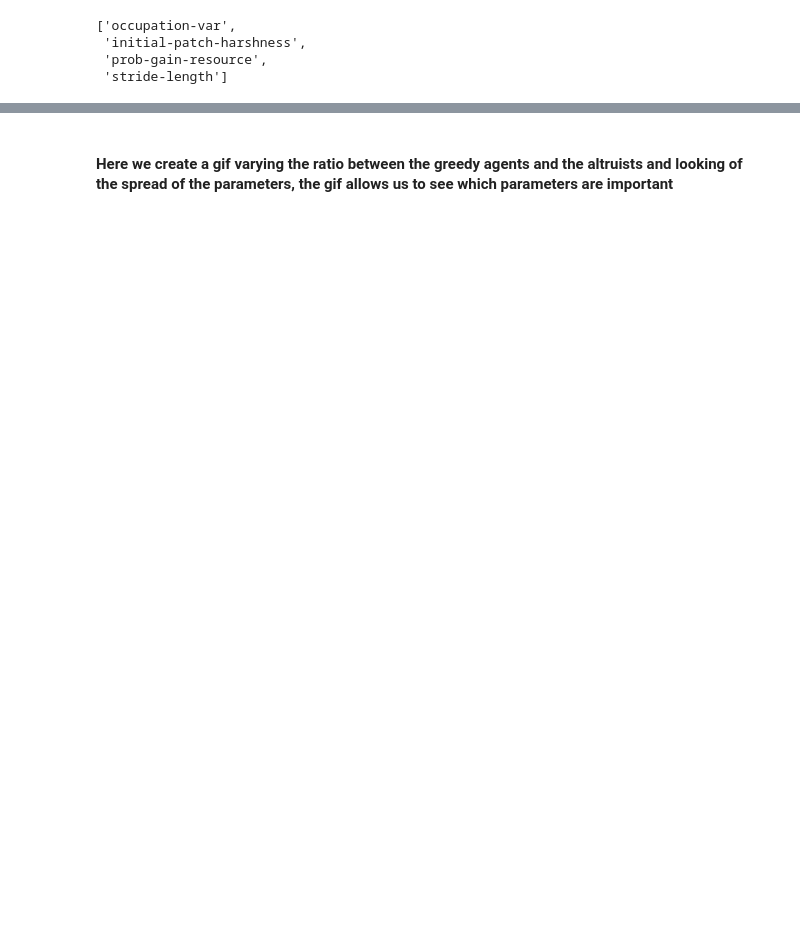
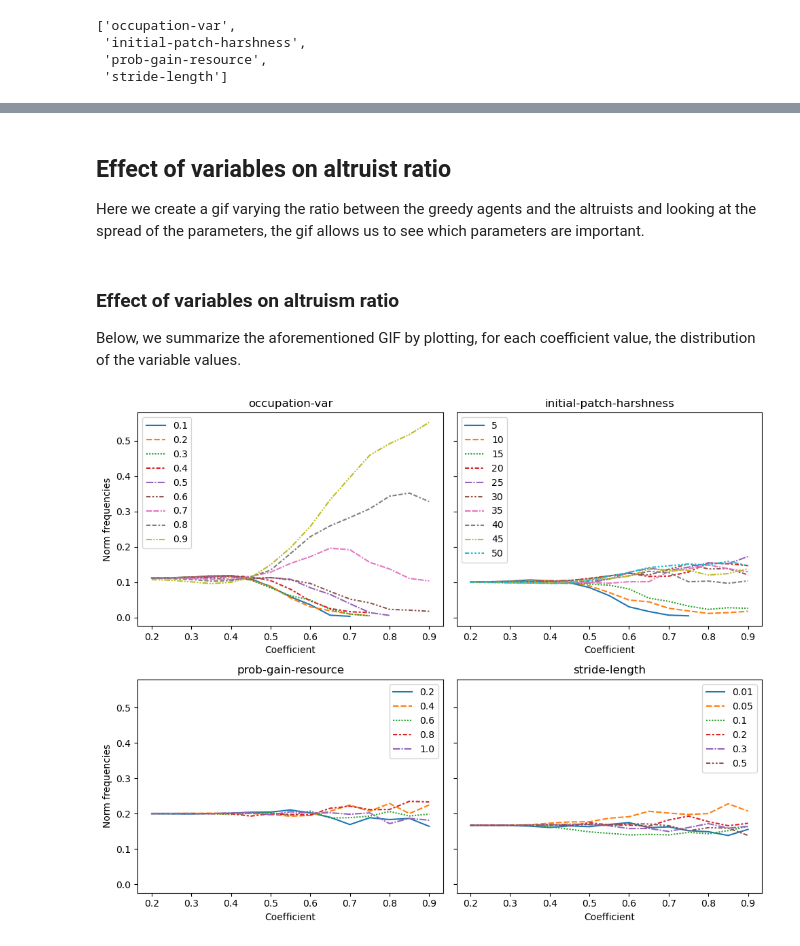
Before and after one commit to Janko-dev/altruism_netlogo, a Jupyter notebook: notebooks/exp2_data_exploration_and_analysis.ipynb, the cells around one changed output, grey strips where cells are left out. Cells and saved outputs as stored; diff of their text form; code cells hidden in the pictures; blank space fills up the shorter version.

```diff
--- a/notebooks/exp2_data_exploration_and_analysis.ipynb
+++ b/notebooks/exp2_data_exploration_and_analysis.ipynb
@@ -254,2 +278,4 @@ Number of runs with surviving altruists: 218
 # %% [markdown]
-#### Here we create a gif varying the ratio between the greedy agents and the altruists and looking of the spread of the parameters, the gif allows us to see which parameters are important
+## Effect of variables on altruist ratio
+
+Here we create a gif varying the ratio between the greedy agents and the altruists and looking at the spread of the parameters, the gif allows us to see which parameters are important.
@@ -297 +324,33 @@ output_filename = images_path / 'animation_run_2.gif'
 create_gif(frames, output_filename, duration=500)
+# %% [markdown]
+### Effect of variables on altruism ratio
+
+Below, we summarize the aforementioned GIF by plotting, for each coefficient value, the distribution of the variable values.
+# %%
+coefficients = np.arange(0.1, 1.6, 0.1) # Adjust the step if needed
+
+n_vars = len(varying_inputs)
+n_cols = 2
+n_rows = np.ceil(n_vars / n_cols).astype(int)
+fig, axes = plt.subplots(nrows=n_rows, ncols=n_cols, figsize=(n_cols * 5, n_rows * 4), sharey=True)
+axes = axes.flatten()
+
+for var, ax in zip(varying_inputs, axes):
+    # title = f"Ratio of altruists over greedy agents larger than coeff: {coeff:.1f})"
+    unique_vals_var = {v: [] for v in exp[var].value_counts().index.values}
+    for coeff in coefficients:
+        filtered_df = exp[exp['count altruism-agents'] > coeff * exp['count greedy-agents']]
+        counts = filtered_df[var].value_counts(normalize=True)
+        for i, v in zip(counts.index.values, counts.values):
+            unique_vals_var[i].append(v)
+
+    unique_vals_var = pd.DataFrame(dict([ (k,pd.Series(v)) for k,v in unique_vals_var.items() ]))
+    g = sns.lineplot(unique_vals_var, ax=ax)
+    # g.set_xticks(range(15), minor=False)
+    g.set_xticklabels(np.round(coefficients, 2))
+    ax.set_title(var)
+    ax.set_xlabel("Coefficient")
+    ax.set_ylabel("Norm frequencies")
+plt.tight_layout()
+# %% [output]
+[figure, added]
```
Also changed, not shown: parts of 33 cells of this notebook, 52 other files.
